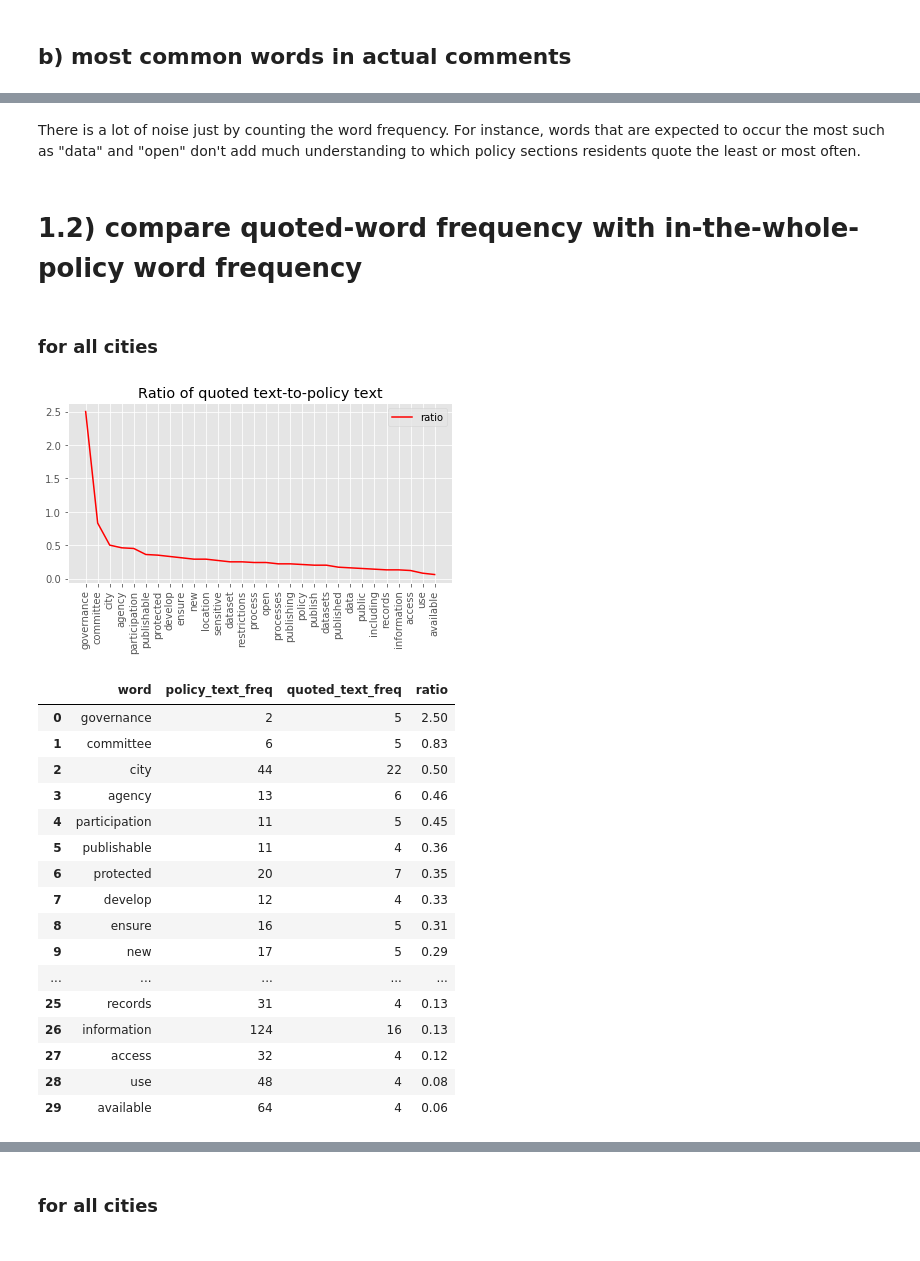
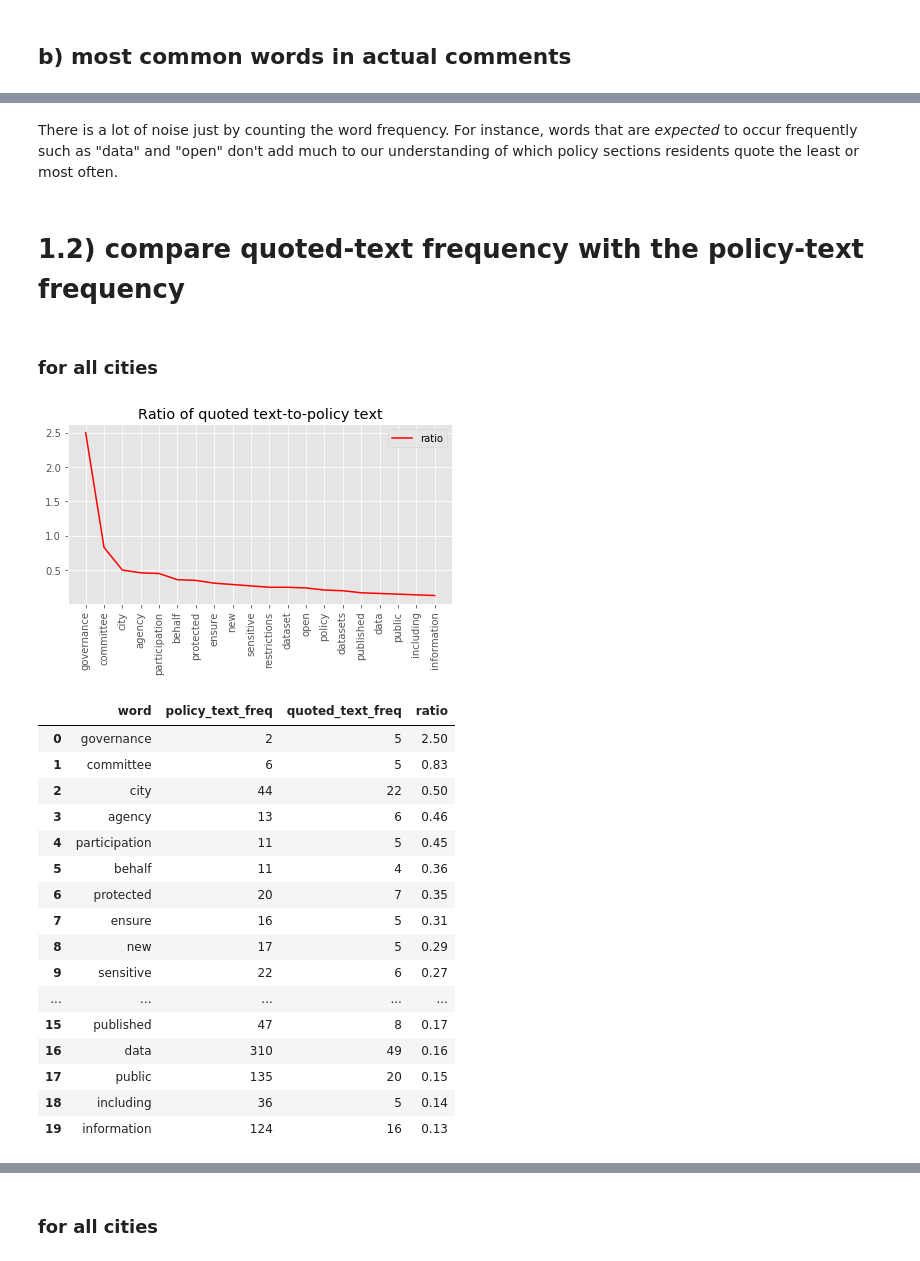
Before and after one commit to faraz-ahmed-sh/Sunlight_Foundation_Summer_2017, a Jupyter notebook: Project on comment scraping/Sunlight_comment_scrapping_and_analysis.ipynb, the cells around one changed output, grey strips where cells are left out. Drawn from its saved outputs; the diff is of its cells as text; code cells hidden in the pictures.

```diff
--- a/Project on comment scraping/Sunlight_comment_scrapping_and_analysis.ipynb
+++ b/Project on comment scraping/Sunlight_comment_scrapping_and_analysis.ipynb
@@ -89,27 +89,27 @@ common_words_quoted_texts("quoted_text", "All cities", all_cities_dataframe, 20,
 # %% [markdown]
-There is a lot of noise just by counting the word frequency. For instance, words that are expected to occur the most such as "data" and "open" don't add much understanding to which policy sections residents quote the least or most often.
+ There is a lot of noise just by counting the word frequency. For instance, words that are *expected* to occur frequently such as "data" and "open" don't add much to our understanding of which policy sections residents quote the least or most often.
 # %% [markdown]
-# 1.2) compare quoted-word frequency with in-the-whole-policy word frequency
+# 1.2) compare quoted-text frequency with the policy-text frequency
 # %% [markdown]
 ### for all cities
 # %%
-ratio_quoted_freq_with_policy_freq("single_line_graph", "quoted_text", "Ratio of quoted text-to-policy text", all_cities_dataframe, 30, full_policy_text, "single", "descending")
+ratio_quoted_freq_with_policy_freq("single_line_graph", "quoted_text", "Ratio of quoted text-to-policy text", all_cities_dataframe, 20, full_policy_text, "single", "descending")
 # %% [output]
-[figure, old version]
+[figure, new version]
 |  | word | policy_text_freq | quoted_text_freq | ratio |
 | 0 | governance | 2 | 5 | 2.50 |
 | 1 | committee | 6 | 5 | 0.83 |
 | 2 | city | 44 | 22 | 0.50 |
 | 3 | agency | 13 | 6 | 0.46 |
 | 4 | participation | 11 | 5 | 0.45 |
-| 5 | publishable | 11 | 4 | 0.36 |
+| 5 | behalf | 11 | 4 | 0.36 |
 | 6 | protected | 20 | 7 | 0.35 |
-| 7 | develop | 12 | 4 | 0.33 |
-| 8 | ensure | 16 | 5 | 0.31 |
-| 9 | new | 17 | 5 | 0.29 |
+| 7 | ensure | 16 | 5 | 0.31 |
+| 8 | new | 17 | 5 | 0.29 |
+| 9 | sensitive | 22 | 6 | 0.27 |
 | ... | ... | ... | ... | ... |
-| 25 | records | 31 | 4 | 0.13 |
-| 26 | information | 124 | 16 | 0.13 |
-| 27 | access | 32 | 4 | 0.12 |
-| 28 | use | 48 | 4 | 0.08 |
-| 29 | available | 64 | 4 | 0.06 |
+| 15 | published | 47 | 8 | 0.17 |
+| 16 | data | 310 | 49 | 0.16 |
+| 17 | public | 135 | 20 | 0.15 |
+| 18 | including | 36 | 5 | 0.14 |
+| 19 | information | 124 | 16 | 0.13 |
```
Also changed, not shown: parts of 89 cells of this notebook, 1 other file.
